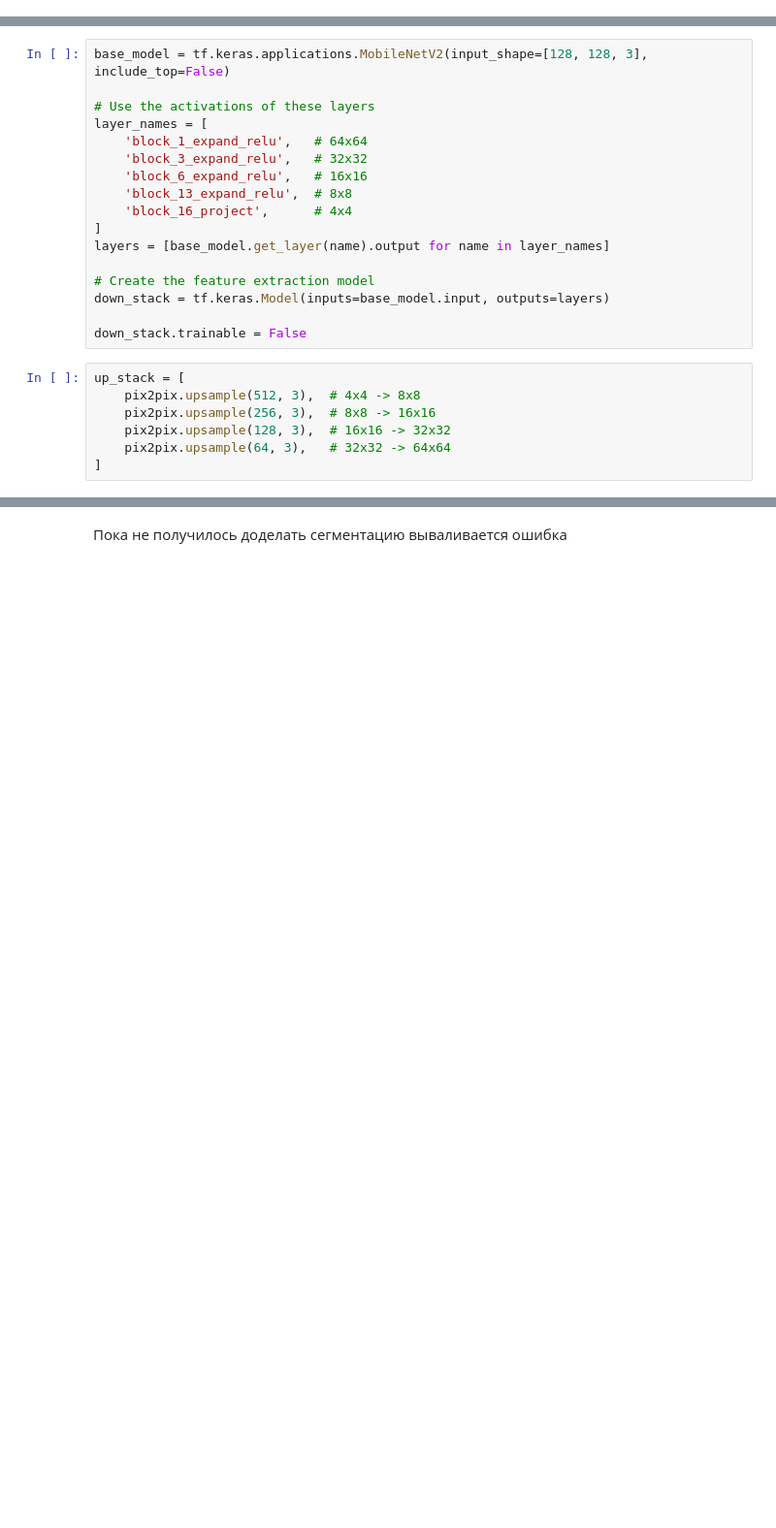
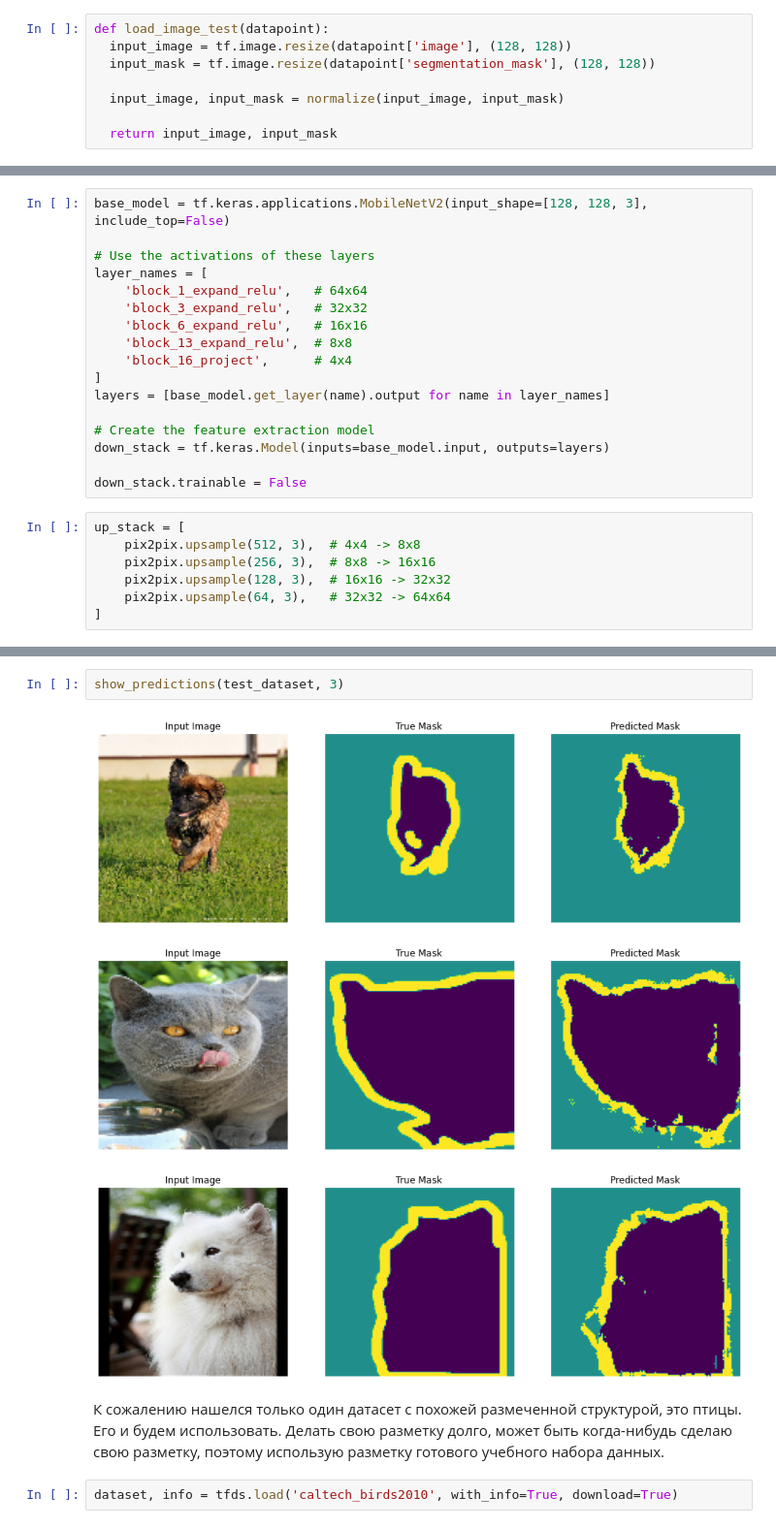
Before and after one commit to superbe/IntroductionNeuralNetworks, a Jupyter notebook: Lesson 6.ipynb, the cells around one changed output, grey strips where cells are left out. Shown at 97% size. Saved outputs shown, nothing was run; the diff lists cells and outputs as text; blank space fills up the shorter version.

```diff
--- a/Lesson 6.ipynb
+++ b/Lesson 6.ipynb
@@ -35,0 +61,8 @@ def augment(image, label):
+# %%
+def load_image_test(datapoint):
+  input_image = tf.image.resize(datapoint['image'], (128, 128))
+  input_mask = tf.image.resize(datapoint['segmentation_mask'], (128, 128))
+
+  input_image, input_mask = normalize(input_image, input_mask)
+
+  return input_image, input_mask
@@ -208,2 +275,10 @@ plt.show()
-# %% [markdown]
-Пока не получилось доделать сегментацию вываливается ошибка
+# %%
+show_predictions(test_dataset, 3)
+# %% [output]
+[figure, added]
+[figure, added]
+[figure, added]
+# %% [markdown]
+К сожалению нашелся только один датасет с похожей размеченной структурой, это птицы. Его и будем использовать. Делать свою разметку долго, может быть когда-нибудь сделаю свою разметку, поэтому использую разметку готового учебного набора данных.
+# %%
+dataset, info = tfds.load('caltech_birds2010', with_info=True, download=True)
```
Also changed, not shown: parts of 60 cells of this notebook.
